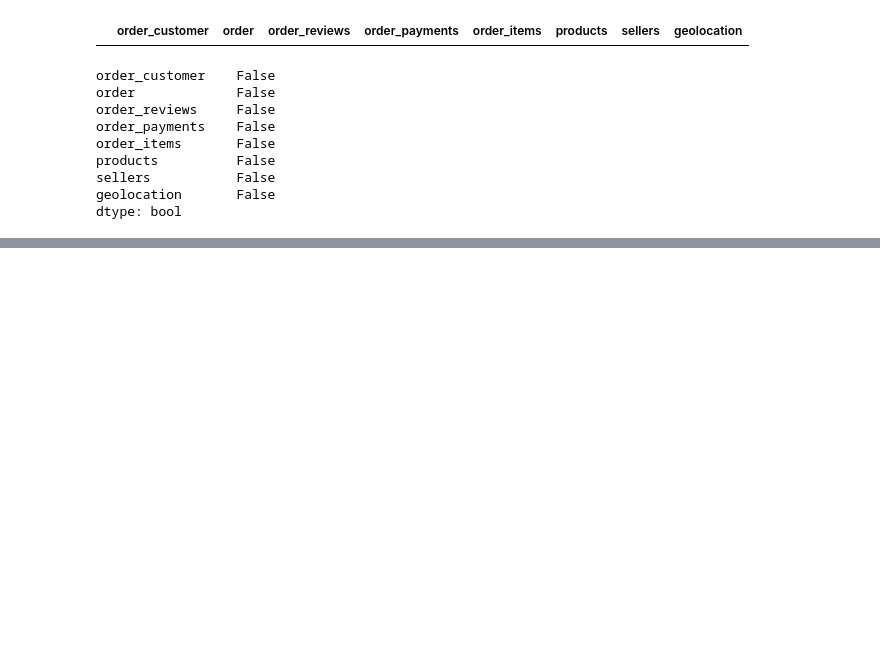
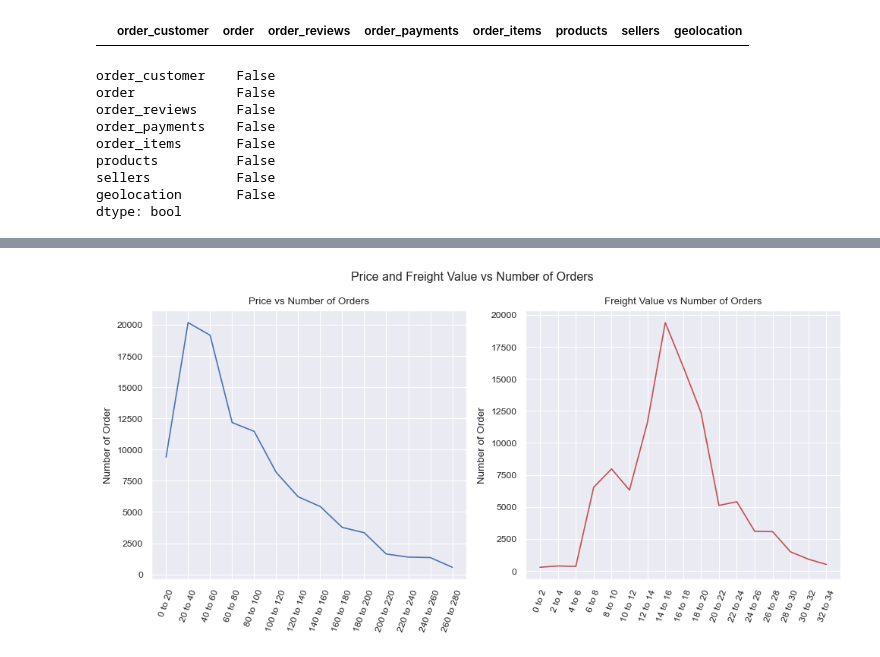
Before and after one commit to alamkelana/Ecommerce-Data-Cleaning-and-EDA, a Jupyter notebook: Project_notebook.ipynb, the cells around one changed output, grey strips where cells are left out. Saved outputs shown, nothing was run; the diff lists cells and outputs as text; code cells hidden in the pictures; blank space fills up the shorter version.

```diff
--- a/Project_notebook.ipynb
+++ b/Project_notebook.ipynb
@@ -407,0 +495,15 @@ sns.lineplot(interval_counts)
+# %%
+#Slicing freight value into intervals
+
+# Define the intervals
+bins = [x for x in range(0,36,2)]
+label = [f"{x} to {x+2}" for x in range(0,34,2)]
+
+# Create a new column for the interval labels
+order_items_cleaned_fv['freight_value_interval'] = pd.cut(order_items_cleaned_fv["freight_value"], bins, labels = label)
+
+# Count the number of orders in each interval
+interval_counts_fv = order_items_cleaned_fv['freight_value_interval'].value_counts().sort_index()
+
+# Print the result
+print(interval_counts_fv)
@@ -407,0 +534,25 @@ sns.lineplot(interval_counts)
+# %%
+#Making the plot for price and freight value vs num of orders
+
+#Declaring the subplots and size
+fig, ax = plt.subplots(1,2, figsize = (10,5))
+
+#Making the first line plot for price
+sns.lineplot(interval_counts_p, ax = ax[0], color = 'b')
+ax[0].set_ylabel("Number of Order")
+ax[0].set_xlabel("")
+ax[0].set_title("Price vs Number of Orders")
+ax[0].tick_params(axis = 'x', rotation = 70)
+
+#Making the second line plot for freight value
+sns.lineplot(interval_counts_fv, ax = ax[1], color='r')
+ax[1].set_ylabel("Number of Order")
+ax[1].set_xlabel("")
+ax[1].set_title("Freight Value vs Number of Orders")
+ax[1].tick_params(axis = 'x', rotation = 70)
+
+plt.suptitle("Price and Freight Value vs Number of Orders")
+plt.tight_layout()
+plt.show()
+# %% [output]
+[figure, added]
```
Also changed, not shown: parts of 54 cells of this notebook.
